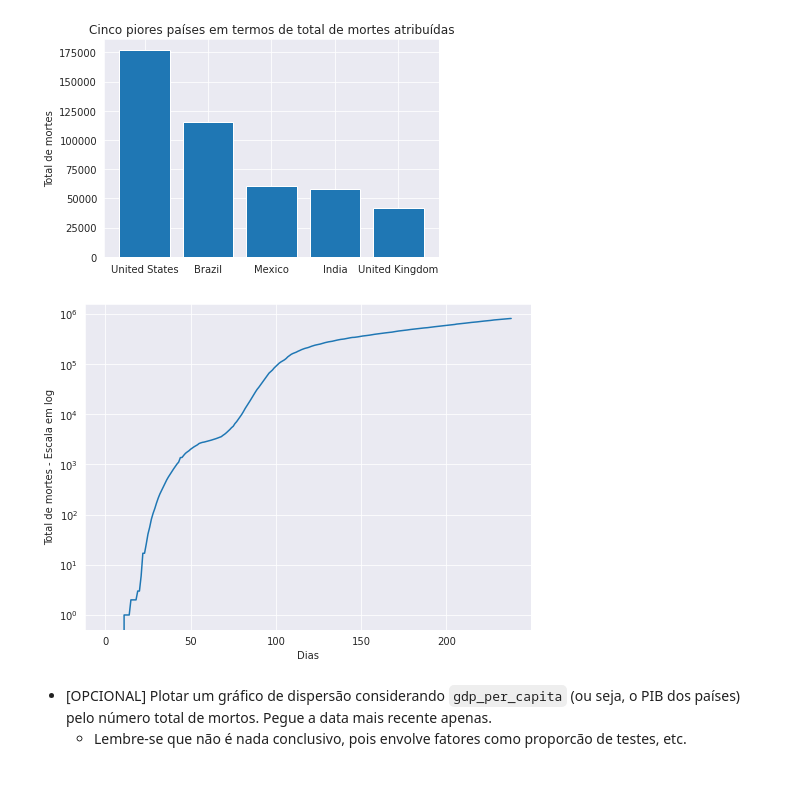
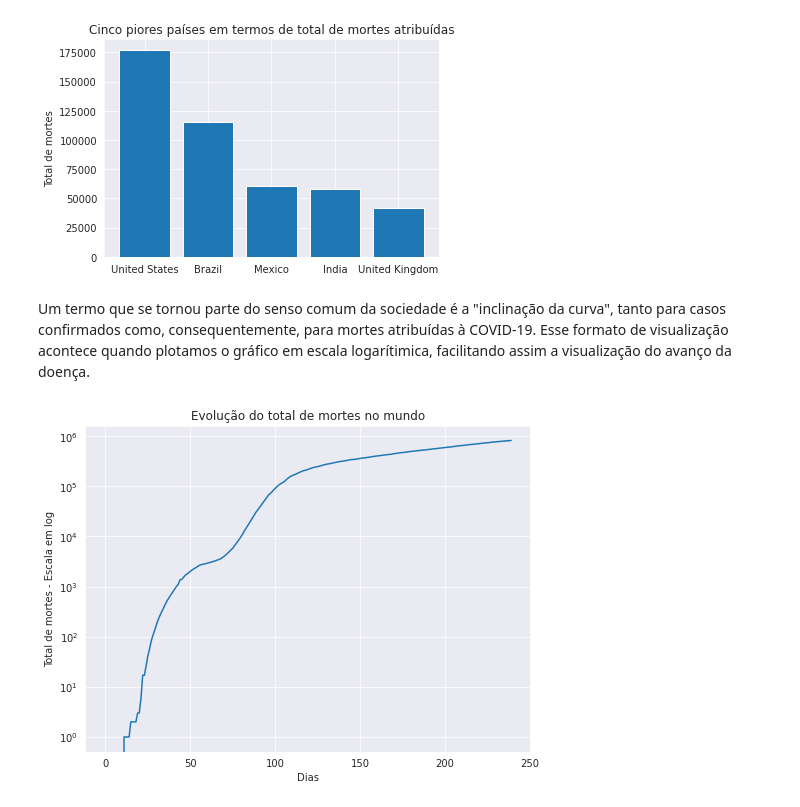
Before and after one commit to caiobmbr/datascience-projects, a Jupyter notebook: Panorama_do_COVID_19_no_Brasil.ipynb, the cells around one changed output. Cells and saved outputs as stored; diff of their text form; code cells hidden in the pictures.

```diff
--- a/Panorama_do_COVID_19_no_Brasil.ipynb
+++ b/Panorama_do_COVID_19_no_Brasil.ipynb
@@ -248,15 +248,15 @@ ax.set_ylabel('Total de mortes')
 plt.show()
 # %% [output]
 [figure]
+# %% [markdown]
+Um termo que se tornou parte do senso comum da sociedade é a "inclinação da curva", tanto para casos confirmados como, consequentemente, para mortes atribuídas à COVID-19. Esse formato de visualização acontece quando plotamos o gráfico em escala logarítimica, facilitando assim a visualização do avanço da doença.
 # %%
+# plotando um gráfico em escala logarítimica para avaliação do avanço de total de mortes no mundo
 df.loc[df.location == "World", "total_deaths"].reset_index(drop=True).plot(logy=True, figsize=(8,6))
 
 plt.xlabel("Dias")
 plt.ylabel("Total de mortes - Escala em log")
-
+plt.title("Evolução do total de mortes no mundo")
 plt.show()
 # %% [output]
-[figure, old version]
+[figure, new version]
-# %% [markdown]
-* [OPCIONAL] Plotar um gráfico de dispersão considerando `gdp_per_capita` (ou seja, o PIB dos países) pelo número total de mortos. Pegue a data mais recente apenas.
-    * Lembre-se que não é nada conclusivo, pois envolve fatores como proporcão de testes, etc.
```
Also changed, not shown: parts of 21 cells of this notebook.
